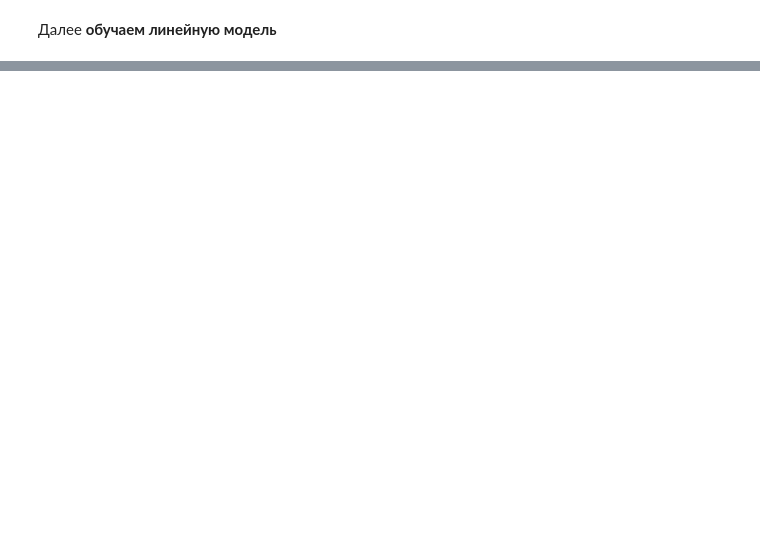
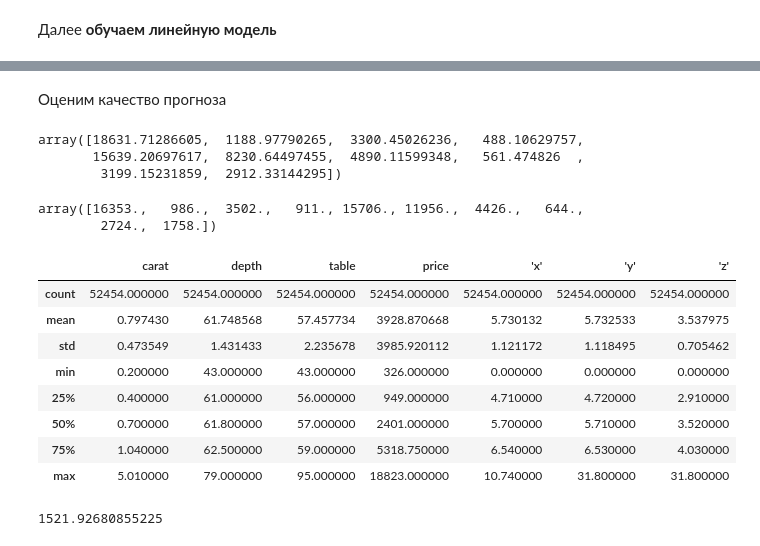
Before and after one commit to ivanovjaroslaw/hometasks, a Jupyter notebook: ML_PT_Course/ML_PTCourse_MicroHT1_alternative.ipynb, the cells around one changed output, grey strips where cells are left out. Cells and saved outputs as stored; diff of their text form; code cells hidden in the pictures; blank space fills up the shorter version.

```diff
--- a/ML_PT_Course/ML_PTCourse_MicroHT1_alternative.ipynb
+++ b/ML_PT_Course/ML_PTCourse_MicroHT1_alternative.ipynb
@@ -55,0 +79,3 @@ df.shape
+# %%
+df.dropna(inplace=True)
+df.info()
@@ -80,0 +127,31 @@ LinearRegression does not accept missing values encoded as NaN natively. For sup
+# %% [markdown]
+Оценим качество прогноза
+# %%
+pred = model.predict(X_test)
+
+pred[:10]
+# %% [output]
+array([18631.71286605,  1188.97790265,  3300.45026236,   488.10629757,
+       15639.20697617,  8230.64497455,  4890.11599348,   561.474826  ,
+        3199.15231859,  2912.33144295])
+# %%
+y_test[:10].values
+# %% [output]
+array([16353.,   986.,  3502.,   911., 15706., 11956.,  4426.,   644.,
+        2724.,  1758.])
+# %%
+df.describe()
+# %% [output]
+|  | carat | depth | table | price | 'x' | 'y' | 'z' |
+| count | 52454.000000 | 52454.000000 | 52454.000000 | 52454.000000 | 52454.000000 | 52454.000000 | 52454.000000 |
+| mean | 0.797430 | 61.748568 | 57.457734 | 3928.870668 | 5.730132 | 5.732533 | 3.537975 |
+| std | 0.473549 | 1.431433 | 2.235678 | 3985.920112 | 1.121172 | 1.118495 | 0.705462 |
+| min | 0.200000 | 43.000000 | 43.000000 | 326.000000 | 0.000000 | 0.000000 | 0.000000 |
+| 25% | 0.400000 | 61.000000 | 56.000000 | 949.000000 | 4.710000 | 4.720000 | 2.910000 |
+| 50% | 0.700000 | 61.800000 | 57.000000 | 2401.000000 | 5.700000 | 5.710000 | 3.520000 |
+| 75% | 1.040000 | 62.500000 | 59.000000 | 5318.750000 | 6.540000 | 6.530000 | 4.030000 |
+| max | 5.010000 | 79.000000 | 95.000000 | 18823.000000 | 10.740000 | 31.800000 | 31.800000 |
+# %%
+mean_squared_error(y_test, pred) ** 0.5 # RMSE
+# %% [output]
+1521.92680855225
```
Also changed, not shown: parts of 9 cells of this notebook.
